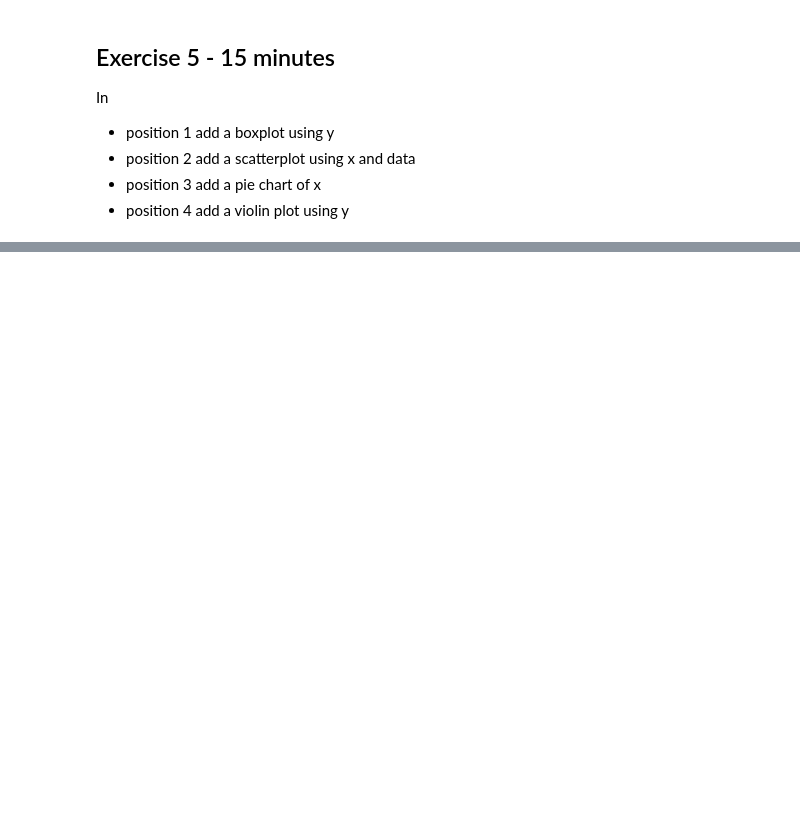
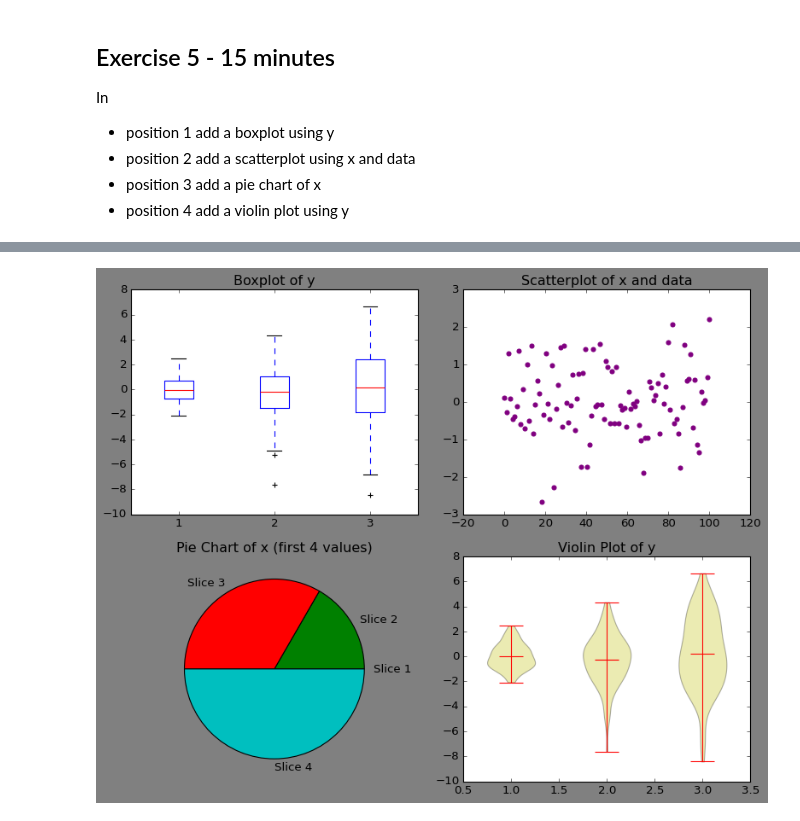
Before and after one commit to jcbowyer/python-visualization-course, a Jupyter notebook: Student 1 - Matplotlib 2022.ipynb, the cells around one changed output, grey strips where cells are left out. Drawn from its saved outputs; the diff is of its cells as text; code cells hidden in the pictures; blank space fills up the shorter version.

```diff
--- a/Student 1 - Matplotlib 2022.ipynb
+++ b/Student 1 - Matplotlib 2022.ipynb
@@ -643,0 +644,36 @@ data = np.random.randn(100)
+# %%
+# Import necessary libraries
+import matplotlib.pyplot as plt
+import numpy as np
+
+# Data for Exercise 5
+x = np.linspace(0, 100, 100)
+y = [np.random.normal(0, std, size=100) for std in range(1, 4)]
+data = np.random.randn(100)
+
+# Create subplots
+fig, axs = plt.subplots(2, 2, figsize=(10, 8))
+fig.patch.set_facecolor('gray')
+
+# Position 1: Boxplot using y
+axs[0, 0].boxplot(y)
+axs[0, 0].set_title("Boxplot of y")
+
+# Position 2: Scatterplot using x and data
+axs[0, 1].scatter(x, data, color='purple')
+axs[0, 1].set_title("Scatterplot of x and data")
+
+# Position 3: Pie chart of x
+# Selecting a few categories for the pie chart for illustration
+x_pie = x[:4]  # Selecting only a few elements to avoid too many slices
+axs[1, 0].pie(x_pie, labels=[f'Slice {i+1}' for i in range(len(x_pie))])
+axs[1, 0].set_title("Pie Chart of x (first 4 values)")
+
+# Position 4: Violin plot using y
+axs[1, 1].violinplot(y, showmeans=True)
+axs[1, 1].set_title("Violin Plot of y")
+
+plt.tight_layout()
+plt.show()
+# %% [output]
+[figure, added]
```
Also changed, not shown: parts of 2 cells of this notebook, 1 other file.
